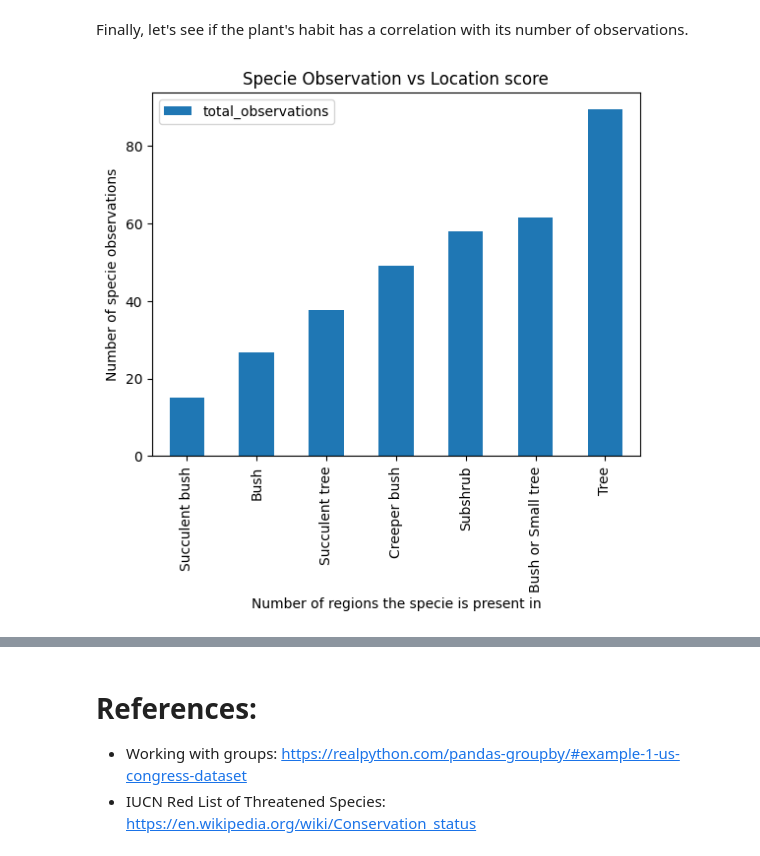
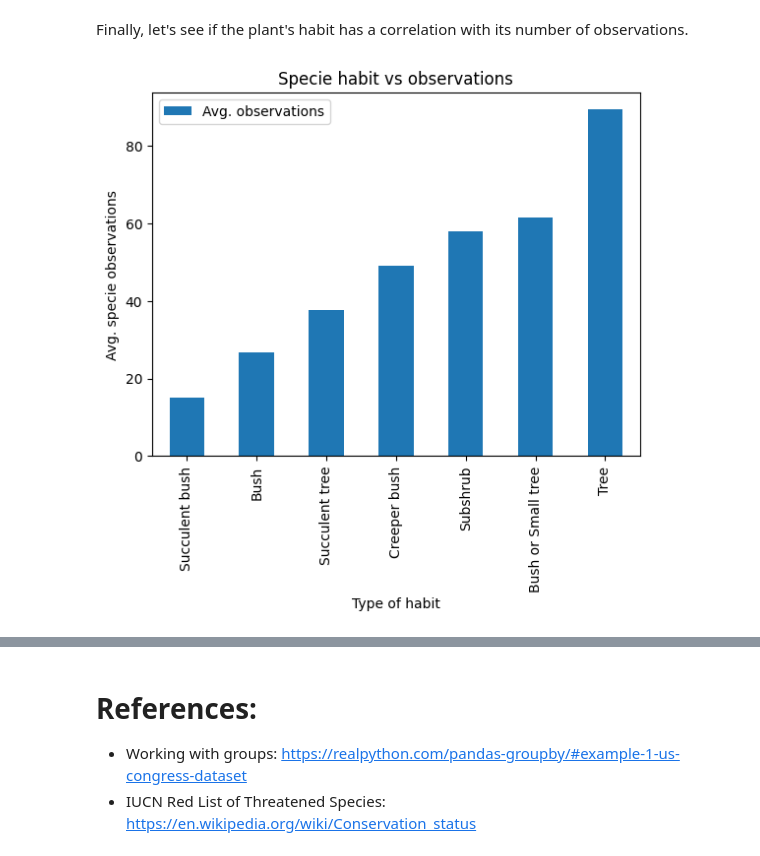
Before and after one commit to flawedvice/rasgos-cl-analysis, a Jupyter notebook: analysis.ipynb, the cells around one changed output, grey strips where cells are left out. Saved outputs shown, nothing was run; the diff lists cells and outputs as text; code cells hidden in the pictures.

```diff
--- a/analysis.ipynb
+++ b/analysis.ipynb
@@ -254,5 +254,5 @@ unified_regions.head()
 # %%
-simplified_columns = ["scientific_name", "total_observations", "habit", "status", "conservation_state"]
+simplified_columns = ["scientific_name", "total_observations", "habit", "status", "conservation_state", "maximum_height", "minimum_height"]
 simplified_columns.extend(region_columns)
 
 simplified_df = unified_regions.loc[:, simplified_columns]
@@ -347,11 +348,13 @@ Finally, let's see if the plant's habit has a correlation with its number of obs
 # %%
 obs_per_habit = clean_df.loc[:, ["habit", "total_observations"]].groupby("habit").mean().sort_values("total_observations")
 
 obs_per_habit.plot.bar(
-    title="Specie Observation vs Location score",
-    xlabel="Number of regions the specie is present in",
-    ylabel="Number of specie observations",
+    title="Specie habit vs observations",
+    xlabel="Type of habit",
+    ylabel="Avg. specie observations",
 )
+
+plt.legend(["Avg. observations"])
 plt.show()
 # %% [output]
-[figure, old version]
+[figure, new version]
```
Also changed, not shown: parts of 11 cells of this notebook, 1 other file.
